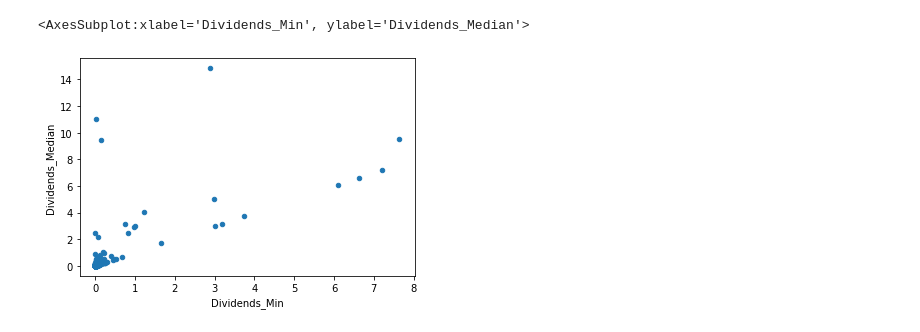
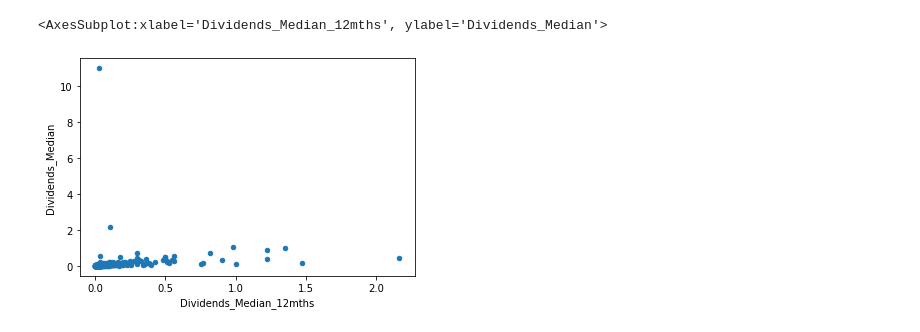
Before and after one commit to structuredcreations/Investment_Selector, a Jupyter notebook: 2_2 Feature - Dividend.ipynb, the cells around one changed output. Saved outputs shown, nothing was run; the diff lists cells and outputs as text; code cells hidden in the pictures.

```diff
--- a/2_2 Feature - Dividend.ipynb
+++ b/2_2 Feature - Dividend.ipynb
@@ -3,6 +3,9 @@ import pandas as pd
 
 DIV = pd.read_excel (r'/Users/joezhou/Downloads/ALL_Div.xlsx')
 
+DIV12 = DIV.loc[(DIV['Date'] >= pd.to_datetime('now')- pd.DateOffset(months=12))
+                    & (DIV['Date'] < pd.to_datetime('now'))]
+
 #create a baselist for adding on the feature engineered variables
 TICKER_LIST = DIV['TickName'].drop_duplicates().reset_index(drop=True)
 # %%
@@ -22,12 +21,25 @@ TICKER_LIST_ADDED = pd.merge(TICKER_LIST_ADDED,DIV_MIN,on='TickName').rename(col
 TICKER_LIST_ADDED = pd.merge(TICKER_LIST_ADDED,DIV_MAX,on='TickName').rename(columns={'Dividends': 'Dividends_Max'})
+# %%
+#Note: need to loop this later on for 3mth, 6mth, 12mths and 24mths, or some stochastic process
+
+DIV12_MEDIAN = DIV12.groupby("TickName")["Dividends"].median()
+DIV12_STD = DIV12.groupby("TickName")["Dividends"].std()
+DIV12_MIN = DIV12.groupby("TickName")["Dividends"].min()
+DIV12_MAX = DIV12.groupby("TickName")["Dividends"].max()
+
+TICKER_LIST_ADDED = pd.merge(TICKER_LIST_ADDED,DIV12_MEDIAN,on='TickName').rename(columns={'Dividends': 'Dividends_Median_12mths'})
+TICKER_LIST_ADDED = pd.merge(TICKER_LIST_ADDED,DIV12_STD,on='TickName').rename(columns={'Dividends': 'Dividends_Std_12mths'})
+TICKER_LIST_ADDED = pd.merge(TICKER_LIST_ADDED,DIV12_MIN,on='TickName').rename(columns={'Dividends': 'Dividends_Min_12mths'})
+TICKER_LIST_ADDED = pd.merge(TICKER_LIST_ADDED,DIV12_MAX,on='TickName').rename(columns={'Dividends': 'Dividends_Max_12mths'})
 # %%
 import matplotlib.pyplot as plt
 
 # TICKER_LIST_ADDED.plot('Dividends_Median','Dividends_Std',kind = 'scatter')
 # TICKER_LIST_ADDED.plot('Dividends_Min','Dividends_Max',kind = 'scatter')
-TICKER_LIST_ADDED.plot('Dividends_Min','Dividends_Median',kind = 'scatter')
+# TICKER_LIST_ADDED.plot('Dividends_Min','Dividends_Median',kind = 'scatter')
+TICKER_LIST_ADDED.plot('Dividends_Median_12mths','Dividends_Median',kind = 'scatter')
 # %% [output]
-<AxesSubplot:xlabel='Dividends_Min', ylabel='Dividends_Median'>
+<AxesSubplot:xlabel='Dividends_Median_12mths', ylabel='Dividends_Median'>
-[figure, old version]
+[figure, new version]
 # %%
 TICKER_LIST_ADDED.to_excel('/Users/joezhou/Downloads/ALL_Div_FEATURES.xlsx')
```
Also changed, not shown: parts of 1 cell of this notebook, 6 other files.
